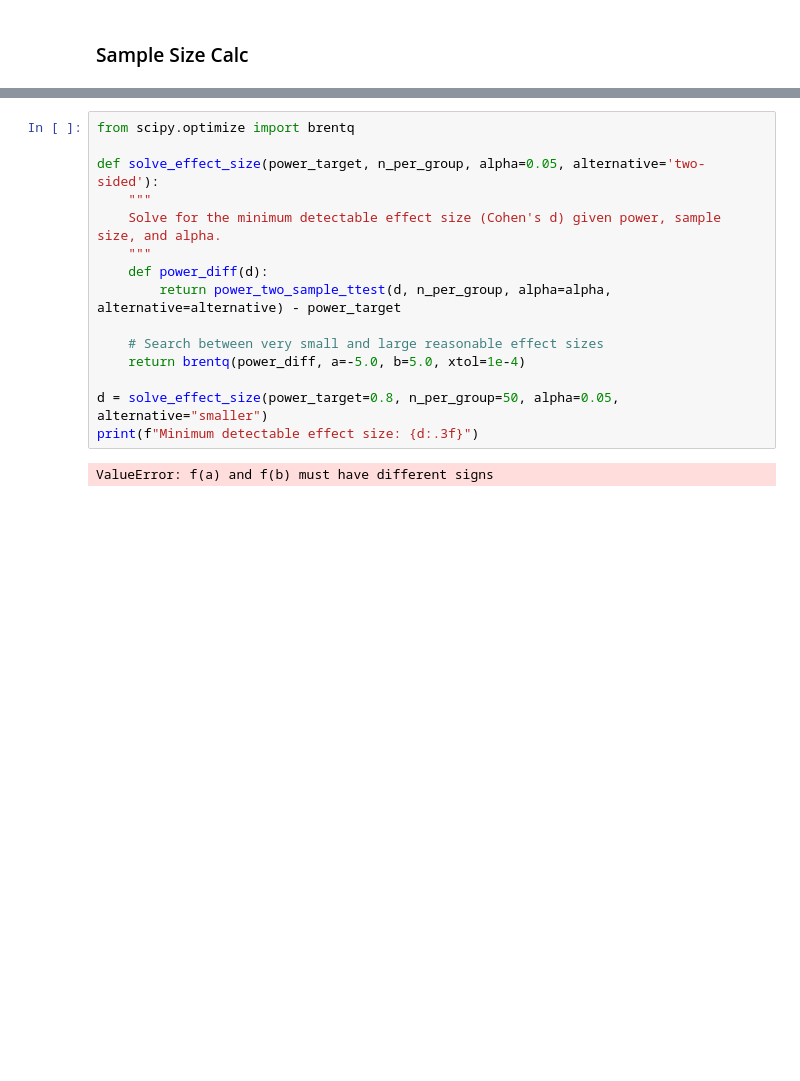
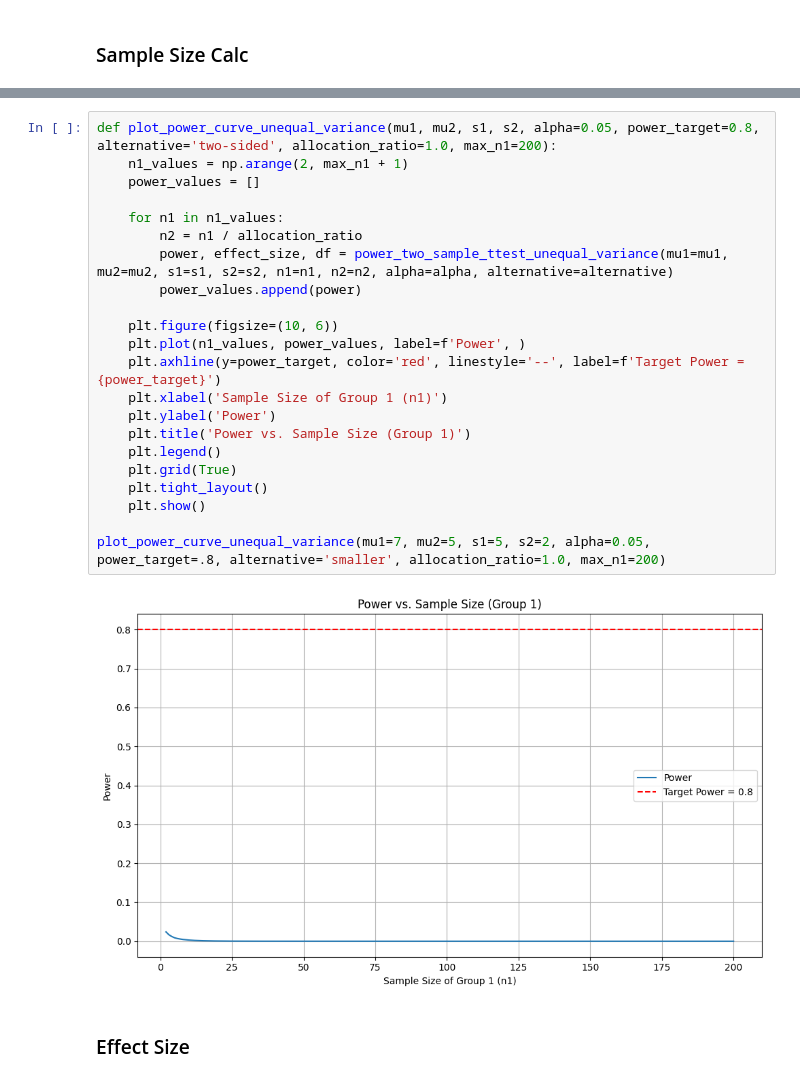
Before and after one commit to Ryan-DeStefano/Power-Calculator, a Jupyter notebook: power.ipynb, the cells around one changed output, grey strips where cells are left out. Saved outputs shown, nothing was run; the diff lists cells and outputs as text; blank space fills up the shorter version.

```diff
--- a/power.ipynb
+++ b/power.ipynb
@@ -149,17 +201,26 @@ plot_power_curve(effect_size=0.5, alpha=0.05, power_target=.8, alternative='two-
-# %%
-from scipy.optimize import brentq
-
-def solve_effect_size(power_target, n_per_group, alpha=0.05, alternative='two-sided'):
-    """
-    Solve for the minimum detectable effect size (Cohen's d) given power, sample size, and alpha.
-    """
-    def power_diff(d):
-        return power_two_sample_ttest(d, n_per_group, alpha=alpha, alternative=alternative) - power_target
-
-    # Search between very small and large reasonable effect sizes
-    return brentq(power_diff, a=-5.0, b=5.0, xtol=1e-4)
-
-d = solve_effect_size(power_target=0.8, n_per_group=50, alpha=0.05, alternative="smaller")
-print(f"Minimum detectable effect size: {d:.3f}")
-# %% [output]
-ValueError: f(a) and f(b) must have different signs
+# %%
+def plot_power_curve_unequal_variance(mu1, mu2, s1, s2, alpha=0.05, power_target=0.8, alternative='two-sided', allocation_ratio=1.0, max_n1=200):
+    n1_values = np.arange(2, max_n1 + 1)
+    power_values = []
+
+    for n1 in n1_values:
+        n2 = n1 / allocation_ratio
+        power, effect_size, df = power_two_sample_ttest_unequal_variance(mu1=mu1, mu2=mu2, s1=s1, s2=s2, n1=n1, n2=n2, alpha=alpha, alternative=alternative)
+        power_values.append(power)
+
+    plt.figure(figsize=(10, 6))
+    plt.plot(n1_values, power_values, label=f'Power', )
+    plt.axhline(y=power_target, color='red', linestyle='--', label=f'Target Power = {power_target}')
+    plt.xlabel('Sample Size of Group 1 (n1)')
+    plt.ylabel('Power')
+    plt.title('Power vs. Sample Size (Group 1)')
+    plt.legend()
+    plt.grid(True)
+    plt.tight_layout()
+    plt.show()
+
+plot_power_curve_unequal_variance(mu1=7, mu2=5, s1=5, s2=2, alpha=0.05, power_target=.8, alternative='smaller', allocation_ratio=1.0, max_n1=200)
+# %% [output]
+[figure, added]
+# %% [markdown]
+### Effect Size
```
Also changed, not shown: parts of 8 cells of this notebook, 1 other file.
